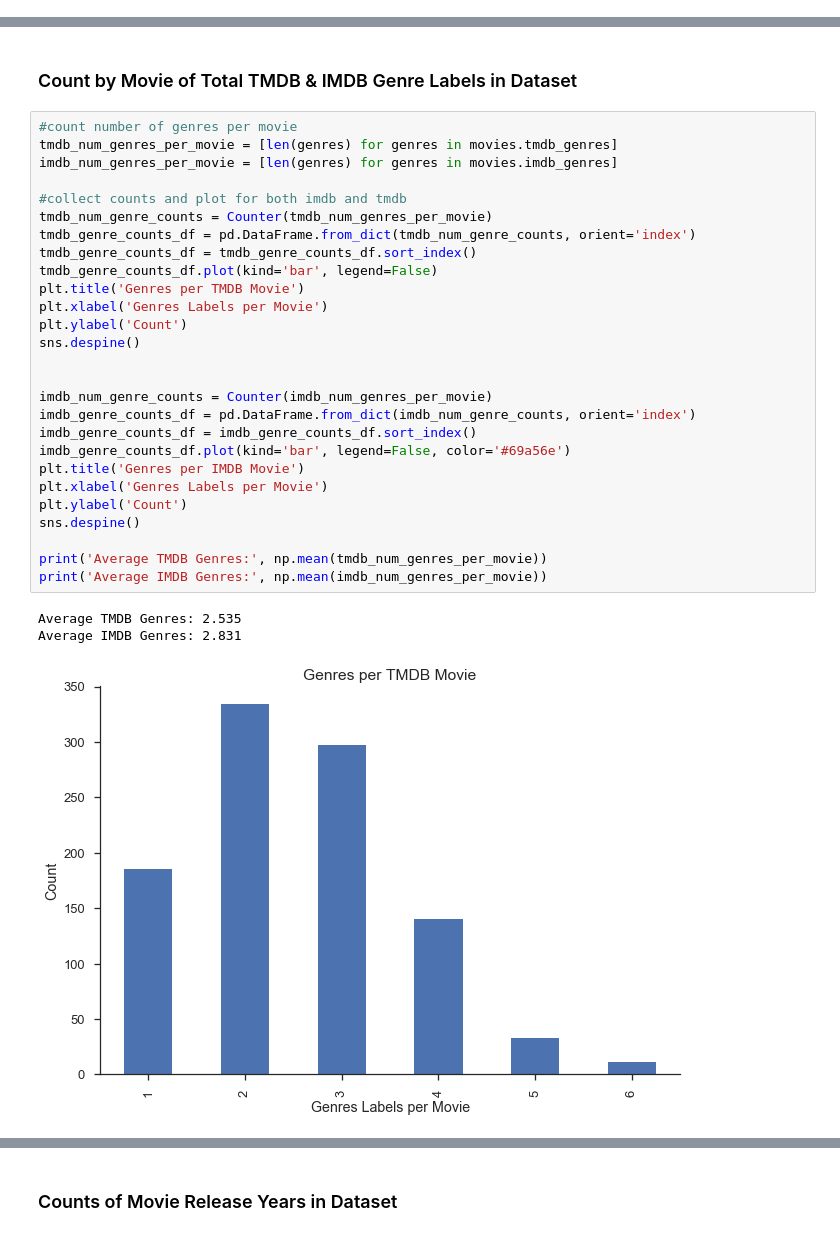
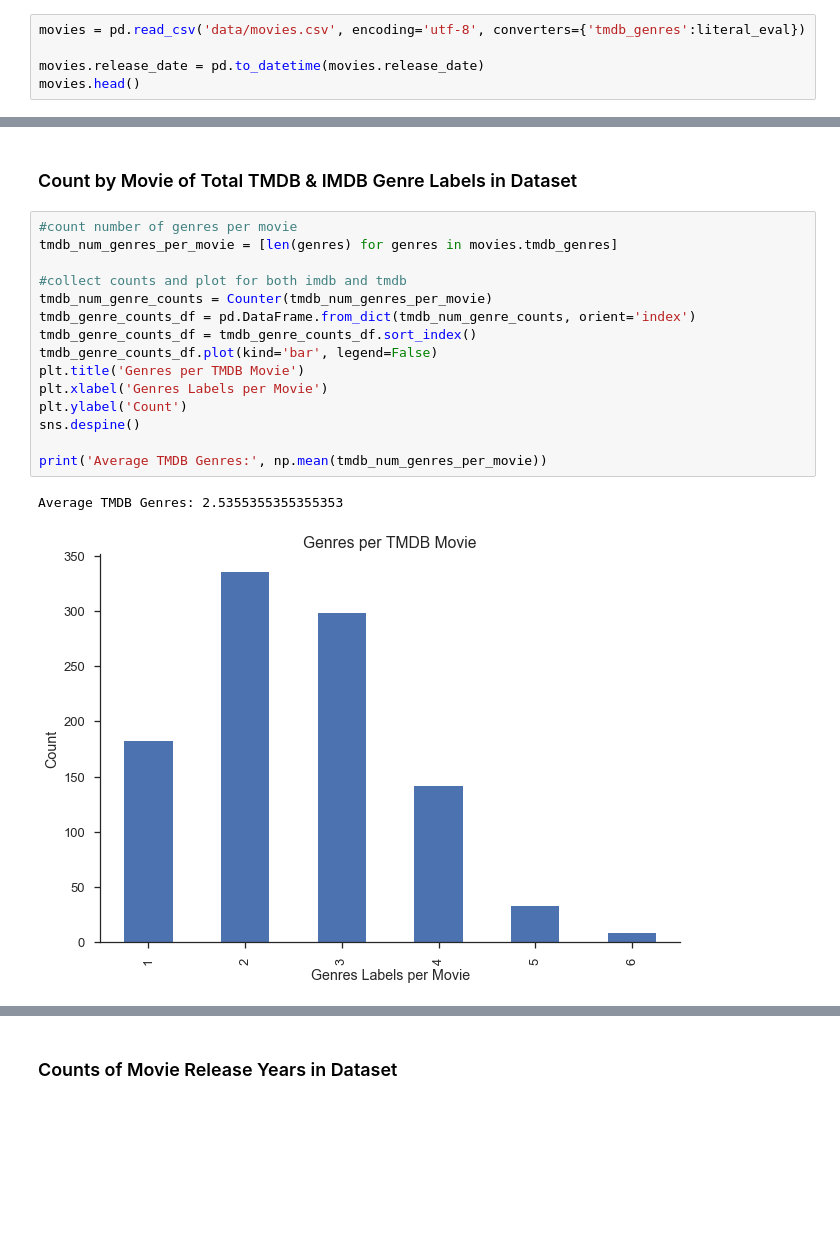
Before and after one commit to Nick-Morgan/Python-Movie-Genre-Predictor, a Jupyter notebook: eda_and_plot_transformations.ipynb, the cells around one changed output, grey strips where cells are left out. Cells and saved outputs as stored; diff of their text form; blank space fills up the shorter version.

```diff
--- a/eda_and_plot_transformations.ipynb
+++ b/eda_and_plot_transformations.ipynb
@@ -92,0 +69,5 @@ movies.head()
+# %%
+movies = pd.read_csv('data/movies.csv', encoding='utf-8', converters={'tmdb_genres':literal_eval})
+
+movies.release_date = pd.to_datetime(movies.release_date)
+movies.head()
@@ -141,31 +129,18 @@ sns.despine()
 # %%
 #count number of genres per movie
 tmdb_num_genres_per_movie = [len(genres) for genres in movies.tmdb_genres]
-imdb_num_genres_per_movie = [len(genres) for genres in movies.imdb_genres]
 
 #collect counts and plot for both imdb and tmdb
 tmdb_num_genre_counts = Counter(tmdb_num_genres_per_movie)
 tmdb_genre_counts_df = pd.DataFrame.from_dict(tmdb_num_genre_counts, orient='index')
 tmdb_genre_counts_df = tmdb_genre_counts_df.sort_index()
 tmdb_genre_counts_df.plot(kind='bar', legend=False)
 plt.title('Genres per TMDB Movie')
 plt.xlabel('Genres Labels per Movie')
 plt.ylabel('Count')
 sns.despine()
 
-
-imdb_num_genre_counts = Counter(imdb_num_genres_per_movie)
-imdb_genre_counts_df = pd.DataFrame.from_dict(imdb_num_genre_counts, orient='index')
-imdb_genre_counts_df = imdb_genre_counts_df.sort_index()
-imdb_genre_counts_df.plot(kind='bar', legend=False, color='#69a56e')
-plt.title('Genres per IMDB Movie')
-plt.xlabel('Genres Labels per Movie')
-plt.ylabel('Count')
-sns.despine()
-
 print('Average TMDB Genres:', np.mean(tmdb_num_genres_per_movie))
-print('Average IMDB Genres:', np.mean(imdb_num_genres_per_movie))
 # %% [output]
-Average TMDB Genres: 2.535
-Average IMDB Genres: 2.831
+Average TMDB Genres: 2.5355355355355353
-[figure, old version]
+[figure, new version]
```
Also changed, not shown: parts of 19 cells of this notebook, 13 other files.
